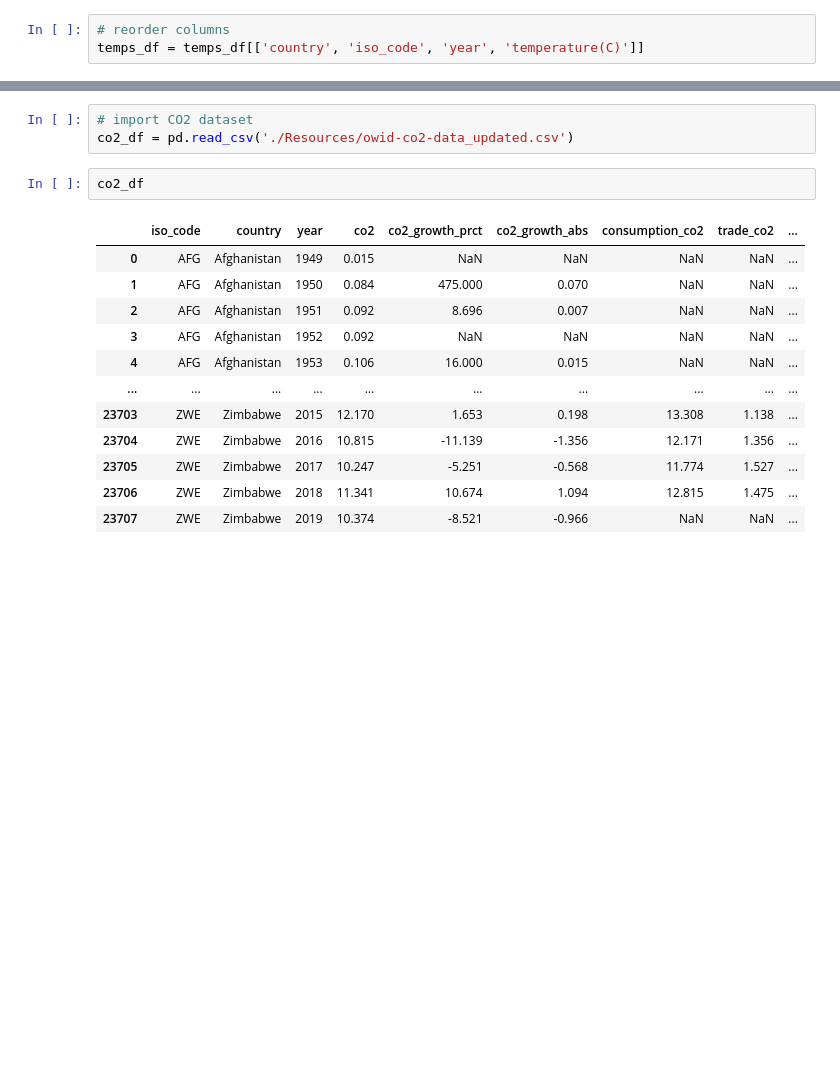
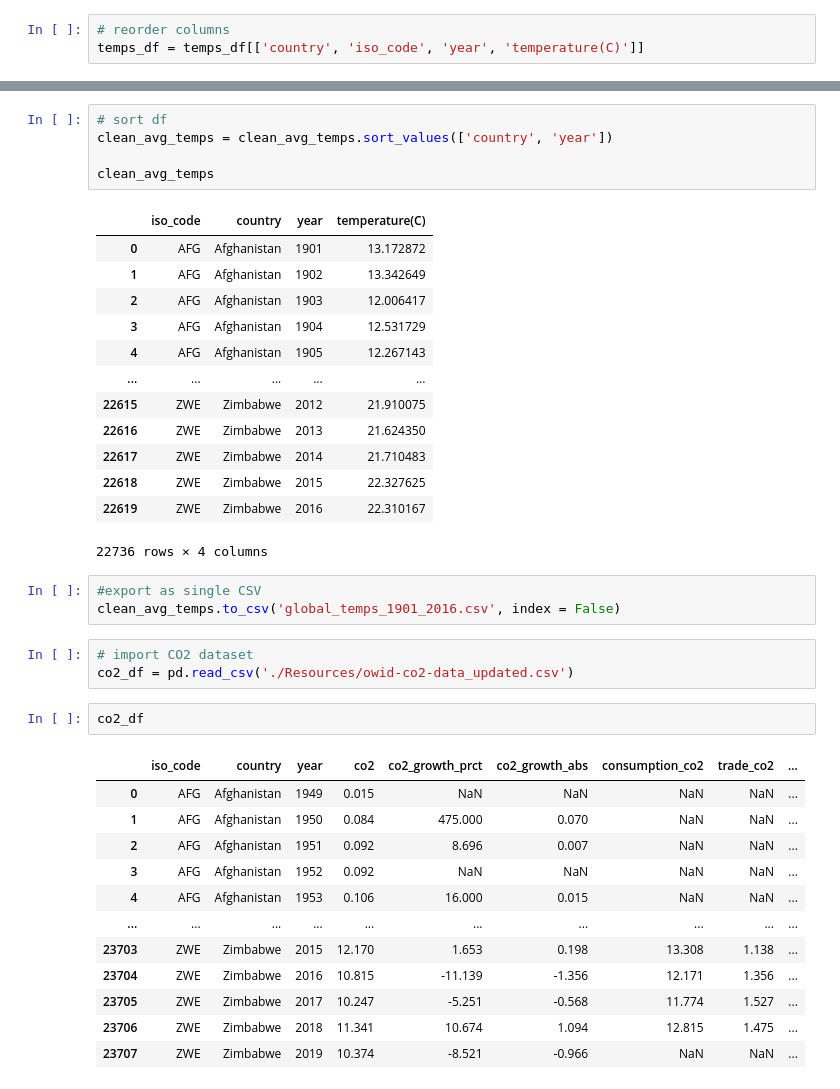
Before and after one commit to Alawler12/Environmental_Project, a Jupyter notebook: resource_file_cleaning.ipynb, the cells around one changed output, grey strips where cells are left out. Cells and saved outputs as stored; diff of their text form; blank space fills up the shorter version.

Commit message:
adding data files and data cleaning notebook

```diff
--- a/resource_file_cleaning.ipynb
+++ b/resource_file_cleaning.ipynb
@@ -100,3 +79,25 @@ clean_avg_temps
+# %%
+# sort df
+clean_avg_temps = clean_avg_temps.sort_values(['country', 'year'])
+
+clean_avg_temps
+# %% [output]
+|  | iso_code | country | year | temperature(C) |
+| 0 | AFG | Afghanistan | 1901 | 13.172872 |
+| 1 | AFG | Afghanistan | 1902 | 13.342649 |
+| 2 | AFG | Afghanistan | 1903 | 12.006417 |
+| 3 | AFG | Afghanistan | 1904 | 12.531729 |
+| 4 | AFG | Afghanistan | 1905 | 12.267143 |
+| ... | ... | ... | ... | ... |
+| 22615 | ZWE | Zimbabwe | 2012 | 21.910075 |
+| 22616 | ZWE | Zimbabwe | 2013 | 21.624350 |
+| 22617 | ZWE | Zimbabwe | 2014 | 21.710483 |
+| 22618 | ZWE | Zimbabwe | 2015 | 22.327625 |
+| 22619 | ZWE | Zimbabwe | 2016 | 22.310167 |
+22736 rows × 4 columns
+# %%
+#export as single CSV
+clean_avg_temps.to_csv('global_temps_1901_2016.csv', index = False)
 # %%
 # import CO2 dataset
 co2_df = pd.read_csv('./Resources/owid-co2-data_updated.csv')
```
Also changed, not shown: parts of 9 cells of this notebook, 5 other files.
